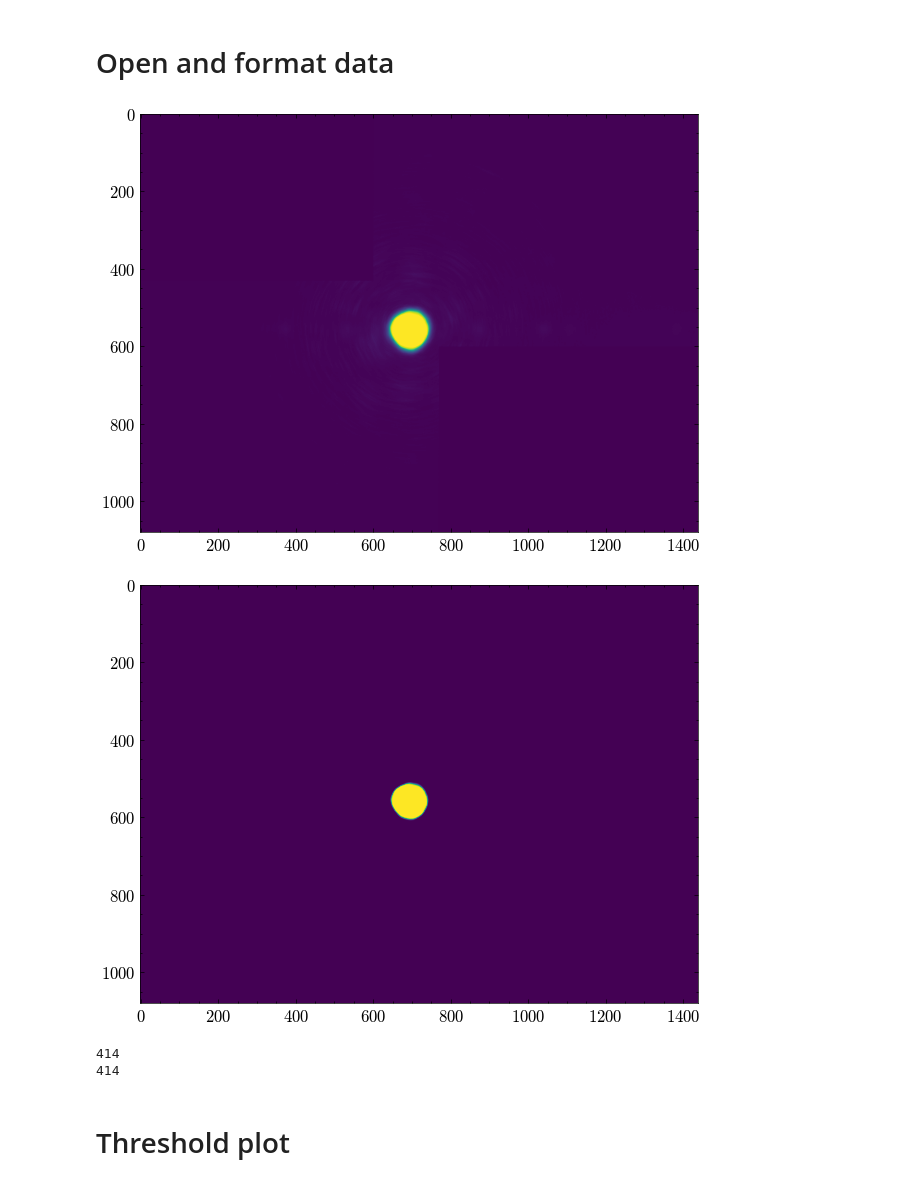
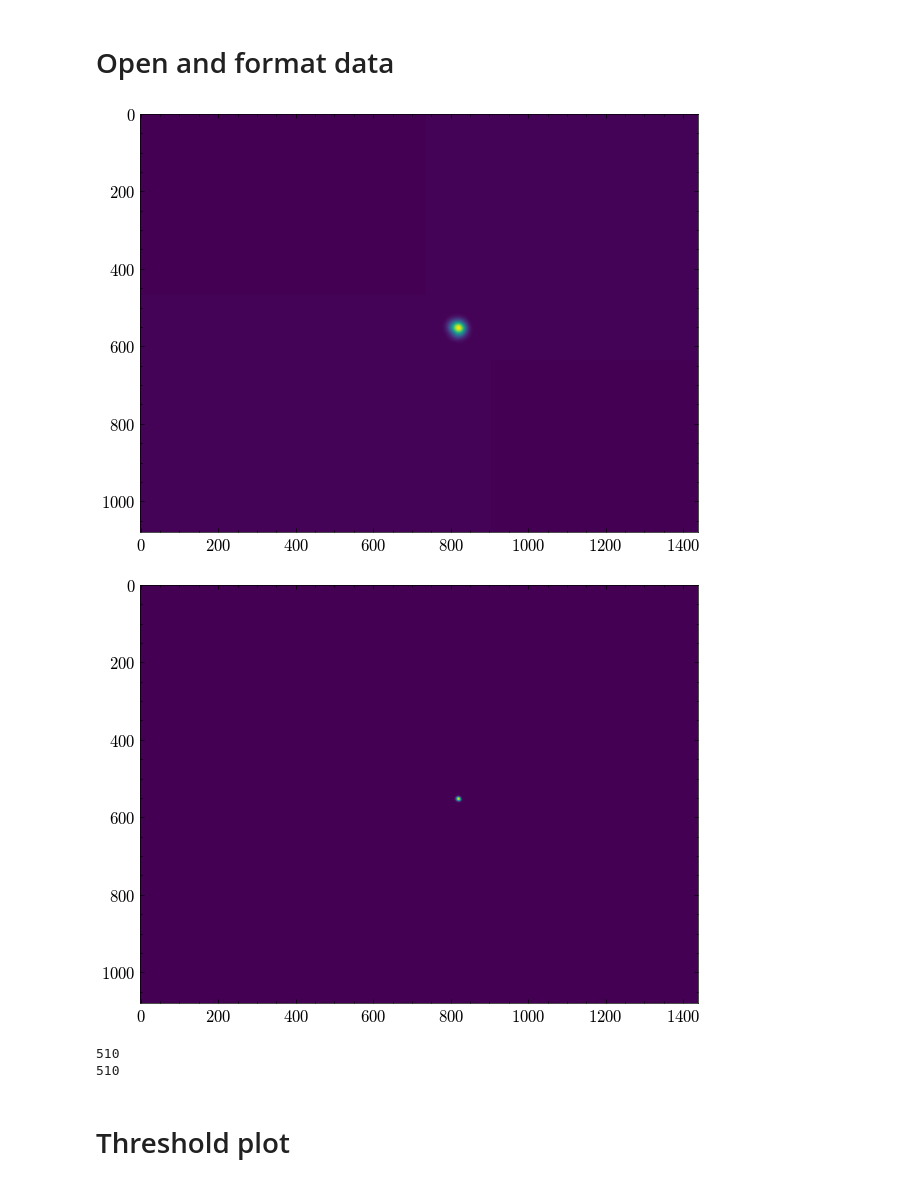
Before and after one commit to phbecimperial/Supervised-clustering-phase-pBEC, a Jupyter notebook: MultiMode Analysis/Phase_diagram_notebook.ipynb, the cells around one changed output. Cells and saved outputs as stored; diff of their text form; code cells hidden in the pictures.

```diff
--- a/MultiMode Analysis/Phase_diagram_notebook.ipynb
+++ b/MultiMode Analysis/Phase_diagram_notebook.ipynb
@@ -28,34 +28,35 @@ plt.rcParams.update({
 # Open and format data
 # %%
 # t_stamps = ['20240731_152730', '20240731_155505']
-
 t_chunks = [
-    ['20240802_123427','20240802_131523'],
-    ['20240802_133837',' 20240802_140842'],
-    ['20240802_155731','20240802_163710'],
-    ['20240802_165411','20240802_172221'],
+    ['20240801_171523','20240801_175414'],
+    ['20240801_183108','20240801_191359'],
+    ['20240801_212439','20240801_220751'],
+    ['20240801_231338','20240801_232843'],
+    ['20240801_235340','20240802_000734'],
+    ['20240802_002049','20240802_004200'],
     ]
 
 
 
-image_dir = r'D:\Data\2024\202408'
+image_dir = r'C:\Users\Pouis\OneDrive - Imperial College London\PBEC\Data'
 #Make new folder or everything will be deleted
-crop_dir = r'D:\Data\2024\202408\Cropped_Images\22_07_disp_3_crop'
+crop_dir = r'C:\Users\Pouis\OneDrive - Imperial College London\PBEC\Data\Cropped_Images\22_07_disp_1_crop'
 files, metas = select_files.open_img_files(t_chunks, image_dir)
 # %%
-bec_file = r"D:\Data\2024\202408\20240803\pbec_20240803_002215_4.0_0.07632187792076667_952.5397338867188_8.0_.png"
+bec_file = r"C:\Users\Pouis\OneDrive - Imperial College London\PBEC\Data\20240801\pbec_20240801_232642_219.0_0.15471164866309522_935.346435546875_4.142857142857142_.png"
 power_length_analysis.bec_crop_centre(bec_file, files, [170,170], crop_dir)
 # %% [output]
-[figure, old version]
+[figure, new version]
-[figure, old version]
+[figure, new version]
 # %%
 print(len(files))
 files = np.array(glob(crop_dir  + sep + '*.png'))
 print(len(files))
 data = power_length_analysis.data_from_metas(metas, files)
 # %% [output]
-414
-414
+510
+510
 # %% [markdown]
 # Threshold plot
 # %%
```
Also changed, not shown: parts of 6 cells of this notebook, 1 other file.
